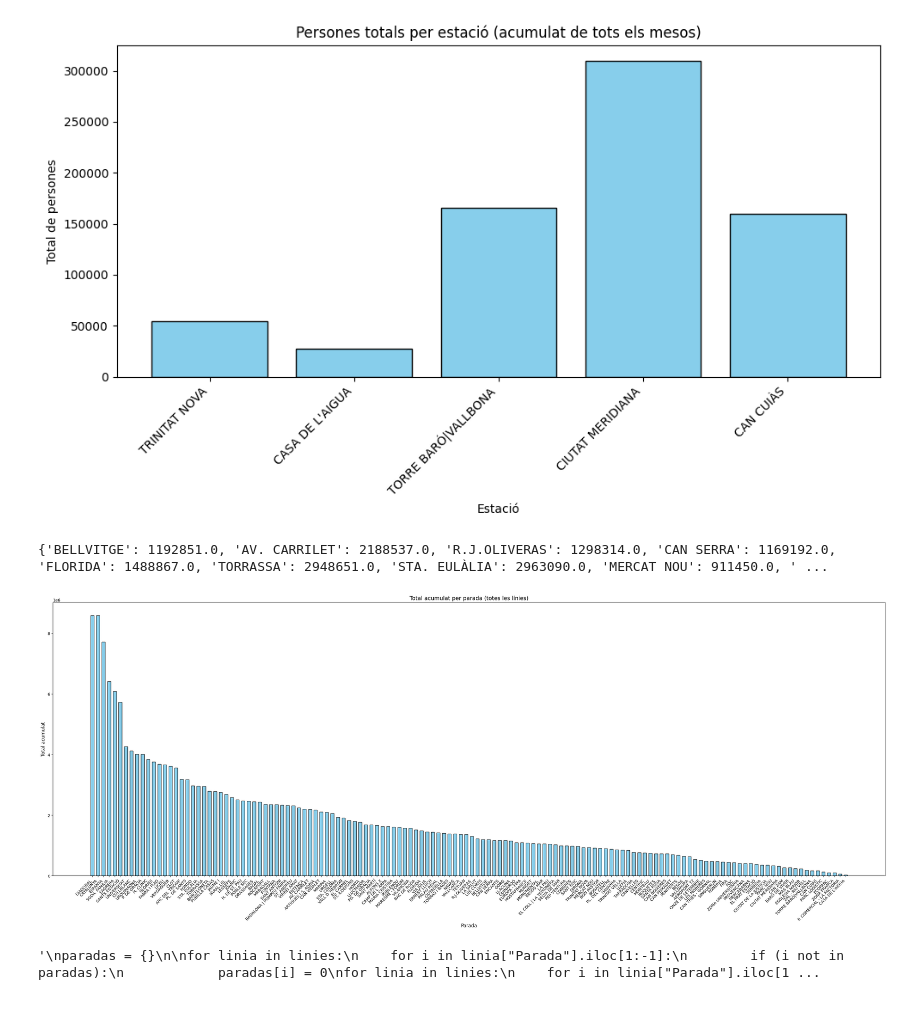
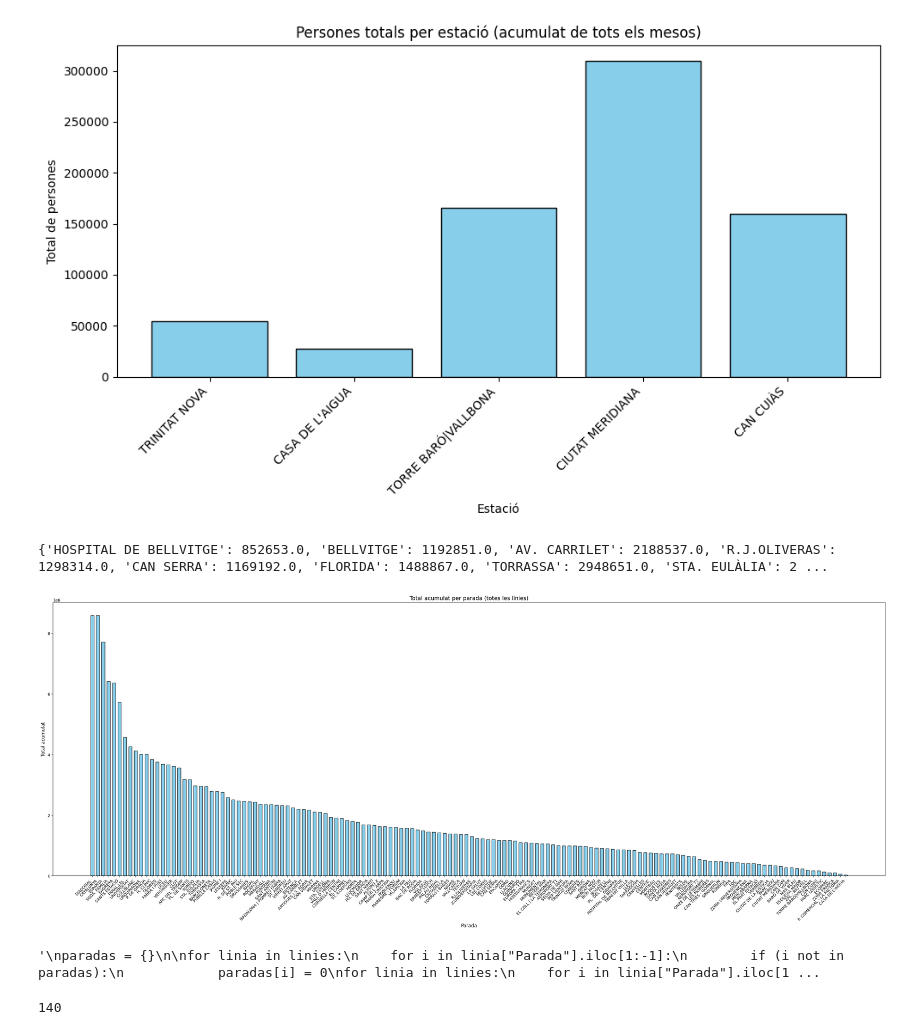
Before and after one commit to joanmarc28/UAB_hackaton_2025, a Jupyter notebook: dataframe.ipynb, the cells around one changed output. Saved outputs shown, nothing was run; the diff lists cells and outputs as text; code cells hidden in the pictures.

```diff
--- a/dataframe.ipynb
+++ b/dataframe.ipynb
@@ -45,7 +47,7 @@ paradas = {}
 
 for linia in linies:
     # recorremos las filas del DataFrame excepto la primera y la última
-    for _, fila in linia.iloc[1:-1].iterrows():
+    for _, fila in linia.iloc[:-1].iterrows():
         parada = fila["Parada"]
         acumulat = fila["ACUMULAT"]
 
@@ -57,33 +59,38 @@ for linia in linies:
 print(paradas)
 
 df_paradas = pd.DataFrame(paradas.items(), columns=["Parada", "Total"])
 df_paradas = df_paradas.sort_values("Total", ascending=False)
 
 plt.figure(figsize=(30,12))  # más ancho para más espacio visual
 plt.bar(df_paradas["Parada"], df_paradas["Total"], color="skyblue", edgecolor="black", width=0.6)  # <-- más espacio entre barras
 
 plt.title("Total acumulat per parada (totes les línies)", fontsize=14)
 plt.xlabel("Parada", fontsize=12)
 plt.ylabel("Total acumulat", fontsize=12)
 plt.xticks(rotation=45, ha="right")
 plt.tight_layout()
 plt.show()
 """
 paradas = {}
 
 for linia in linies:
     for i in linia["Parada"].iloc[1:-1]:
         if (i not in paradas):
             paradas[i] = 0
 for linia in linies:
     for i in linia["Parada"].iloc[1:-1]:
         paradas[i] += linia["ACUMULAT"]
 
 print(paradas)
 
 
 """
 # %% [output]
-{'BELLVITGE': 1192851.0, 'AV. CARRILET': 2188537.0, 'R.J.OLIVERAS': 1298314.0, 'CAN SERRA': 1169192.0, 'FLORIDA': 1488867.0, 'TORRASSA': 2948651.0, 'STA. EULÀLIA': 2963090.0, 'MERCAT NOU': 911450.0, ' ...
+{'HOSPITAL DE BELLVITGE': 852653.0, 'BELLVITGE': 1192851.0, 'AV. CARRILET': 2188537.0, 'R.J.OLIVERAS': 1298314.0, 'CAN SERRA': 1169192.0, 'FLORIDA': 1488867.0, 'TORRASSA': 2948651.0, 'STA. EULÀLIA': 2 ...
-[figure, old version]
+[figure, new version]
 '\nparadas = {}\n\nfor linia in linies:\n    for i in linia["Parada"].iloc[1:-1]:\n        if (i not in paradas):\n            paradas[i] = 0\nfor linia in linies:\n    for i in linia["Parada"].iloc[1 ...
+# %%
+print(len(paradas))
+estacions = pd.read_excel("Data/rawData/TMB/estacions.xlsx")
+# %% [output]
+140
```
Also changed, not shown: parts of 8 cells of this notebook.
